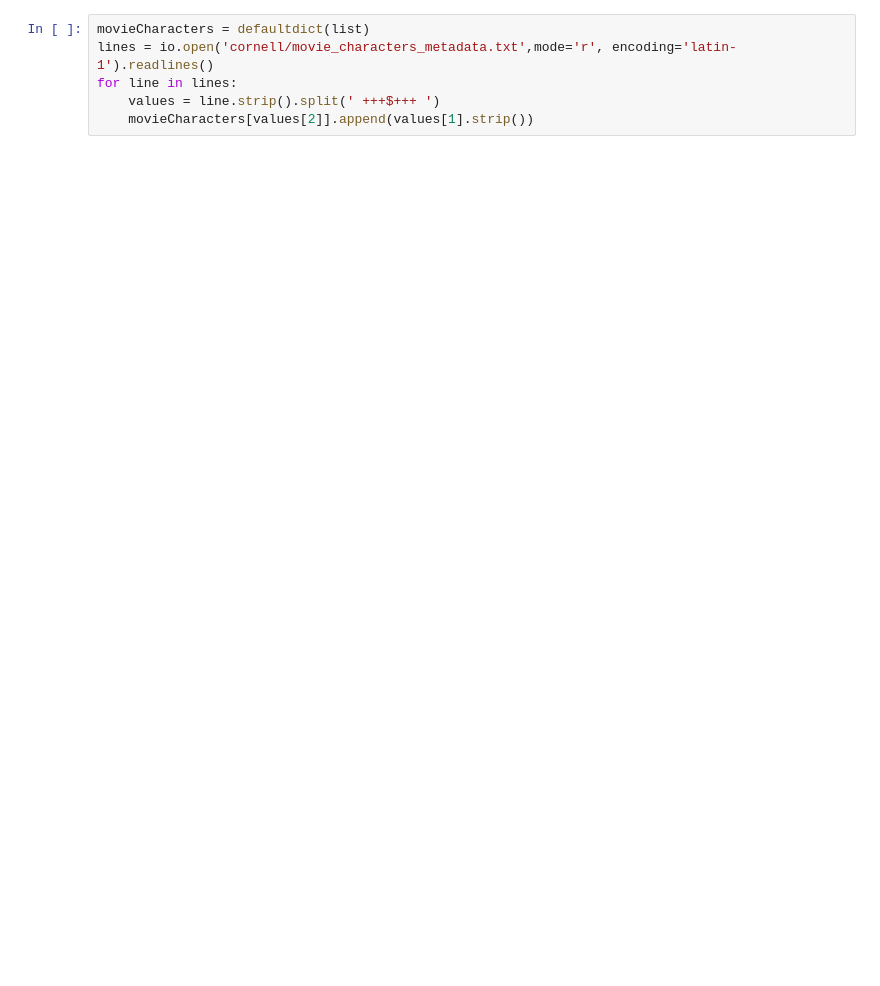
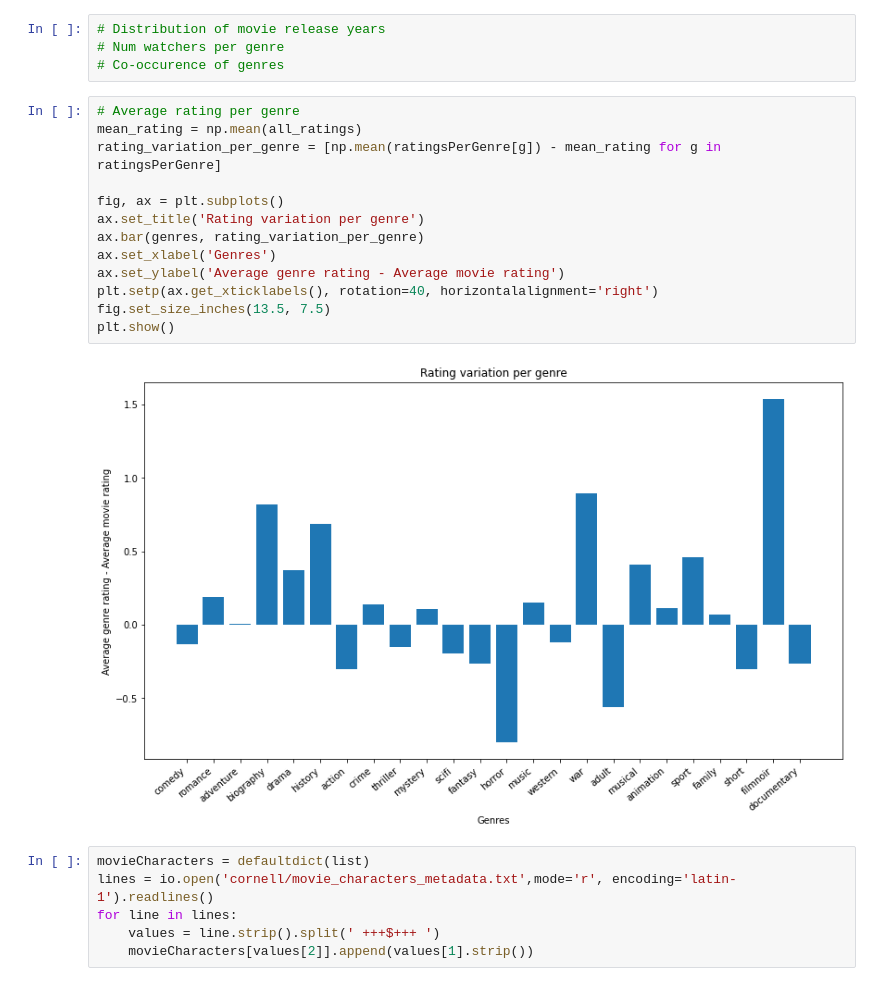
Before and after one commit to Vishalkks/genre-classification, a Jupyter notebook: assignment2.ipynb, the cells around one changed output. Cells and saved outputs as stored; diff of their text form; blank space fills up the shorter version.

```diff
--- a/assignment2.ipynb
+++ b/assignment2.ipynb
@@ -10,3 +51,22 @@ for line in lines:
+# %%
+# Distribution of movie release years
+# Num watchers per genre
+# Co-occurence of genres
+# %%
+# Average rating per genre
+mean_rating = np.mean(all_ratings)
+rating_variation_per_genre = [np.mean(ratingsPerGenre[g]) - mean_rating for g in ratingsPerGenre]
+
+fig, ax = plt.subplots()
+ax.set_title('Rating variation per genre')
+ax.bar(genres, rating_variation_per_genre)
+ax.set_xlabel('Genres')
+ax.set_ylabel('Average genre rating - Average movie rating')
+plt.setp(ax.get_xticklabels(), rotation=40, horizontalalignment='right')
+fig.set_size_inches(13.5, 7.5)
+plt.show()
+# %% [output]
+[figure, added]
 # %%
 movieCharacters = defaultdict(list)
 lines = io.open('cornell/movie_characters_metadata.txt',mode='r', encoding='latin-1').readlines()
```
Also changed, not shown: parts of 11 cells of this notebook, 3 other files.
